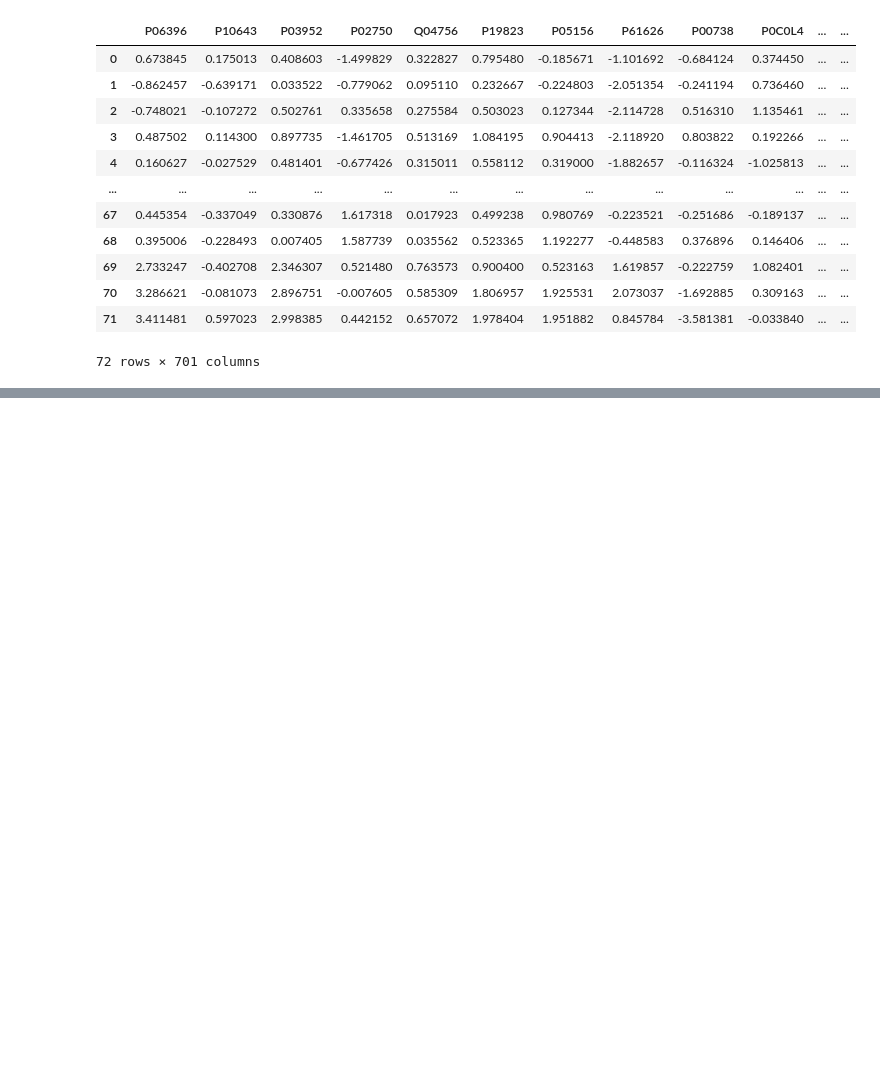
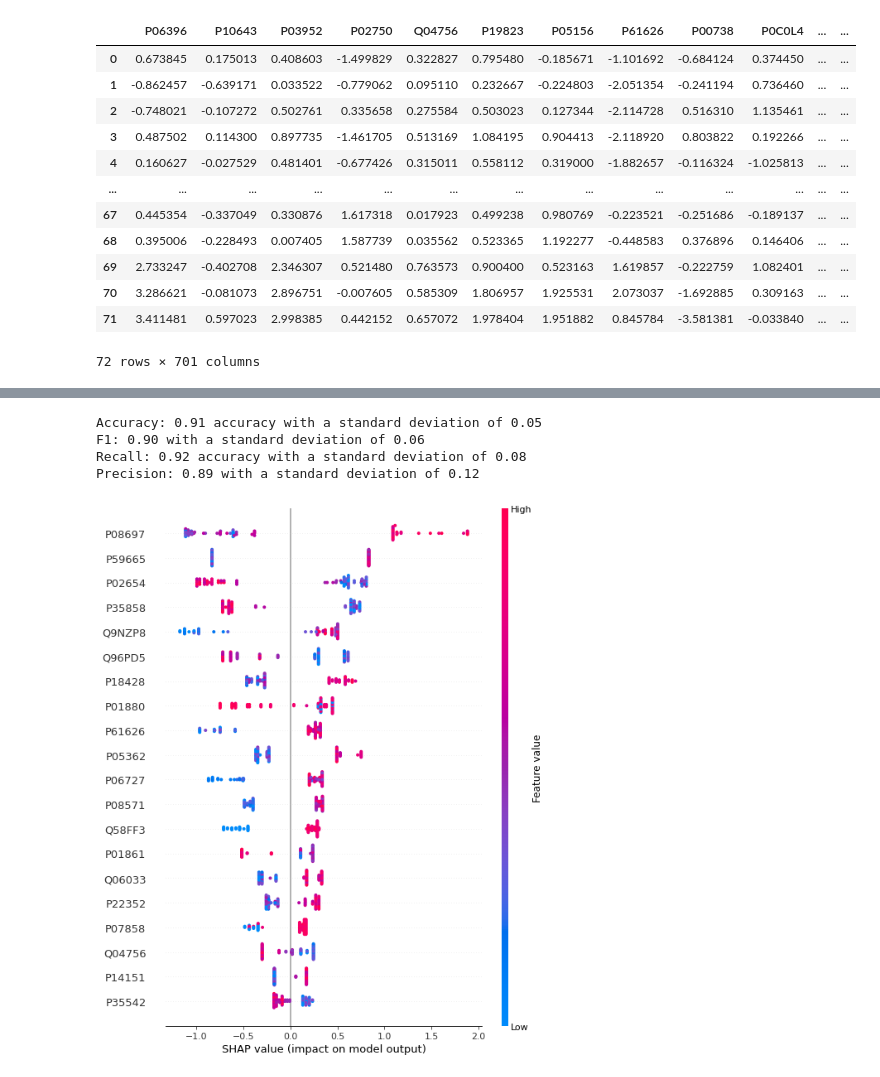
Before and after one commit to ErikHartman/sepsis-ml, a Jupyter notebook: src/ML.ipynb, the cells around one changed output, grey strips where cells are left out. Saved outputs shown, nothing was run; the diff lists cells and outputs as text; code cells hidden in the pictures; blank space fills up the shorter version.

```diff
--- a/src/ML.ipynb
+++ b/src/ML.ipynb
@@ -154,0 +168,19 @@ shap.plots.waterfall(shap_values[0], max_display=14)
+# %%
+# light GBM
+import lightgbm as lgb
+
+clf_lgb = lgb.LGBMClassifier(random_state = 42)
+cv = StratifiedShuffleSplit(n_splits=10, test_size=0.2, random_state=42)
+evaluate_classifier(clf_lgb, df_X_scaled, y, cv)
+# %% [output]
+Accuracy: 0.91 accuracy with a standard deviation of 0.05
+F1: 0.90 with a standard deviation of 0.06
+Recall: 0.92 accuracy with a standard deviation of 0.08
+Precision: 0.89 with a standard deviation of 0.12
+# %%
+explainer = shap.TreeExplainer(clf_lgb.fit(df_X_scaled, y), df_X_scaled)
+shap_values = explainer(df_X_scaled)
+
+shap.summary_plot(shap_values, df_X_scaled)
+# %% [output]
+[figure, added]
```
Also changed, not shown: parts of 13 cells of this notebook, 9 other files.
